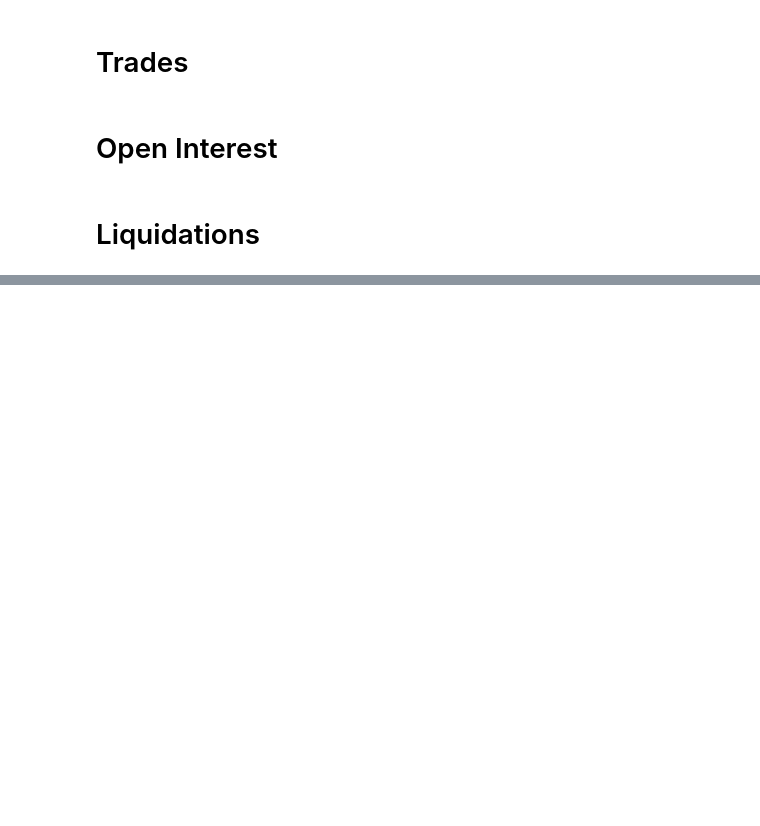
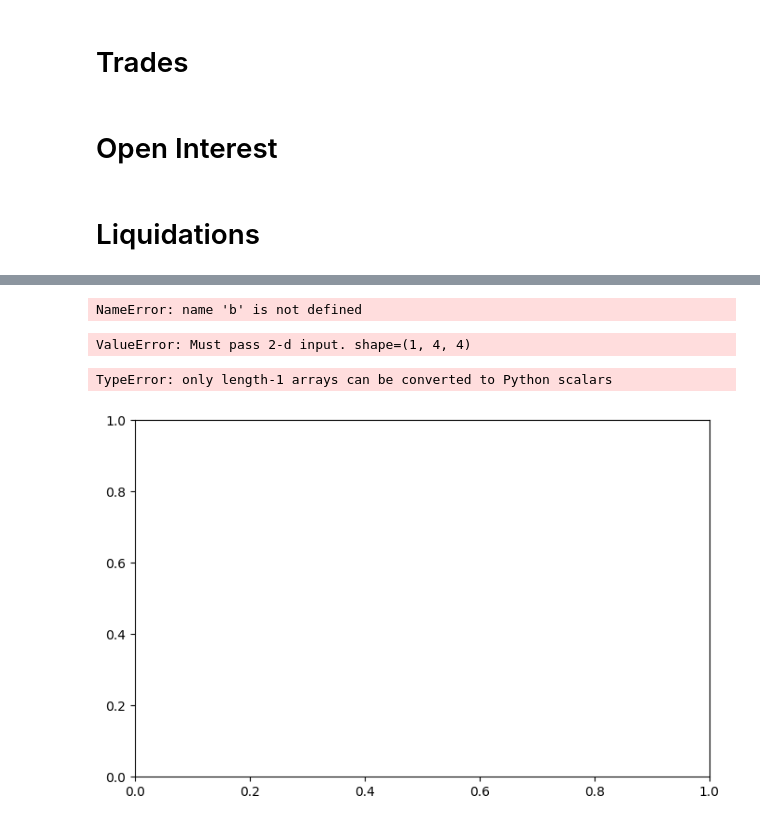
Before and after one commit to IndianaBug/fastmoonStreams, a Jupyter notebook: examples/sprocess_spotperp_examples.ipynb, the cells around one changed output, grey strips where cells are left out. Saved outputs shown, nothing was run; the diff lists cells and outputs as text; code cells hidden in the pictures; blank space fills up the shorter version.

```diff
--- a/examples/sprocess_spotperp_examples.ipynb
+++ b/examples/sprocess_spotperp_examples.ipynb
@@ -75,0 +232,48 @@ print("elapsed : ", time.time() - start)
+# %%
+df_books = b.snapshot.copy()
+df_trades = t.snapshot.copy()
+
+merged_df = pd.merge(df_books, df_trades, how='outer', left_index=True, right_index=True, suffixes=('_books', '_trades'))
+common_columns = df_books.columns.intersection(df_trades.columns).tolist()
+
+for column in common_columns:
+    if "price" not in column:
+      merged_df[column] = merged_df[column + '_books'].sub(merged_df[column + '_trades'], fill_value=0)
+      merged_df = merged_df.drop([column + '_books', column + '_trades'], axis=1)
+merged_df = merged_df.drop('price_trades', axis=1)
+merged_df = merged_df.rename(columns={'price_books': 'price'})
+
+merged_df = sort_columns(merged_df)
+
+for index in range(len(merged_df)):
+    if index != 0:
+        merged_df.iloc[index-1] = merged_df.iloc[index].values - merged_df.iloc[index-1].values
+merged_df = merged_df.drop(merged_df.index[-1])
+merged_df = merged_df.var()
+# %% [output]
+NameError: name 'b' is not defined
+# %%
+
+merged_df = pd.DataFrame([merged_df.values], columns=merged_df.index)
+
+
+
+new_column_names = ["_".join([x.split('.')[0], "var"]) for x in merged_df.columns.tolist()]
+merged_df = merged_df.rename(columns=dict(zip(merged_df.columns, new_column_names)))
+merged_df
+# %% [output]
+ValueError: Must pass 2-d input. shape=(1, 4, 4)
+# %%
+import pandas as pd
+import matplotlib.pyplot as plt
+
+plt.figure(figsize=(8, 5))
+plt.bar(merged_df.index.values, merged_df.values)
+plt.title('Sample DataFrame Plot')
+plt.xlabel('Index')
+plt.ylabel('Values')
+plt.legend()
+plt.show()
+# %% [output]
+TypeError: only length-1 arrays can be converted to Python scalars
+[figure, added]
```
Also changed, not shown: parts of 13 cells of this notebook.
